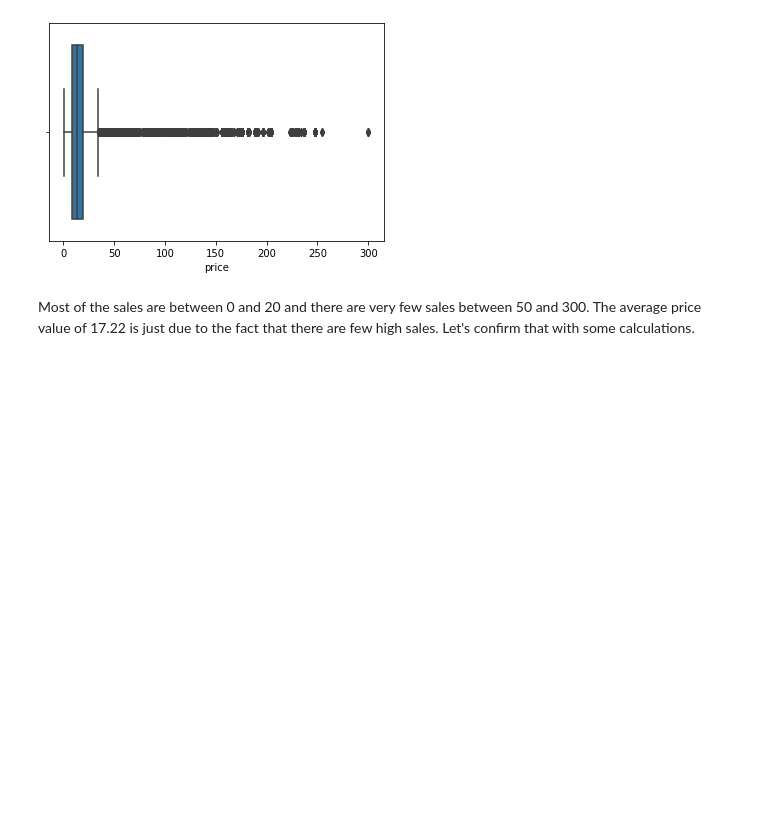
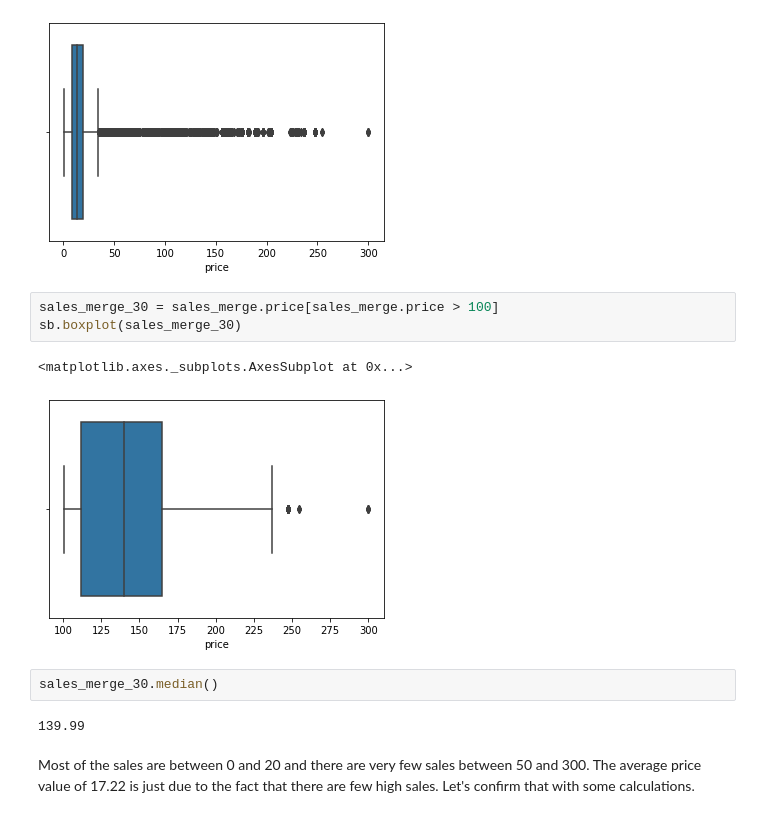
Before and after one commit to furawa/OC_data_analyst_projects, a Jupyter notebook: 02_analyze_company_sales/analyze_company_sales.ipynb, the cells around one changed output. Saved outputs shown, nothing was run; the diff lists cells and outputs as text; blank space fills up the shorter version.

```diff
--- a/02_analyze_company_sales/analyze_company_sales.ipynb
+++ b/02_analyze_company_sales/analyze_company_sales.ipynb
@@ -364,6 +364,16 @@ We have an average price of **17.22** but with a standard deviation of **17.85**
 sb.boxplot(sales_merge.price);
 # %% [output]
 [figure]
+# %%
+sales_merge_30 = sales_merge.price[sales_merge.price > 100]
+sb.boxplot(sales_merge_30)
+# %% [output]
+<matplotlib.axes._subplots.AxesSubplot at 0x...>
+[figure, added]
+# %%
+sales_merge_30.median()
+# %% [output]
+139.99
 # %% [markdown]
 Most of the sales are between 0 and 20 and there are very few sales between 50 and 300.
 The average price value of 17.22 is just due to the fact that there are few high sales. Let's confirm that with some calculations.
```
Also changed, not shown: parts of 5 cells of this notebook.
